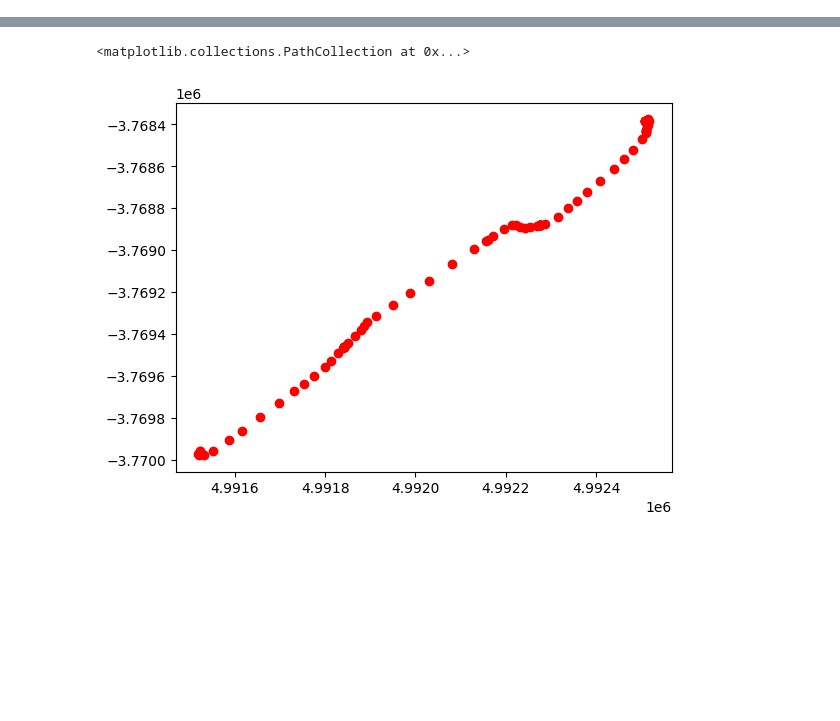
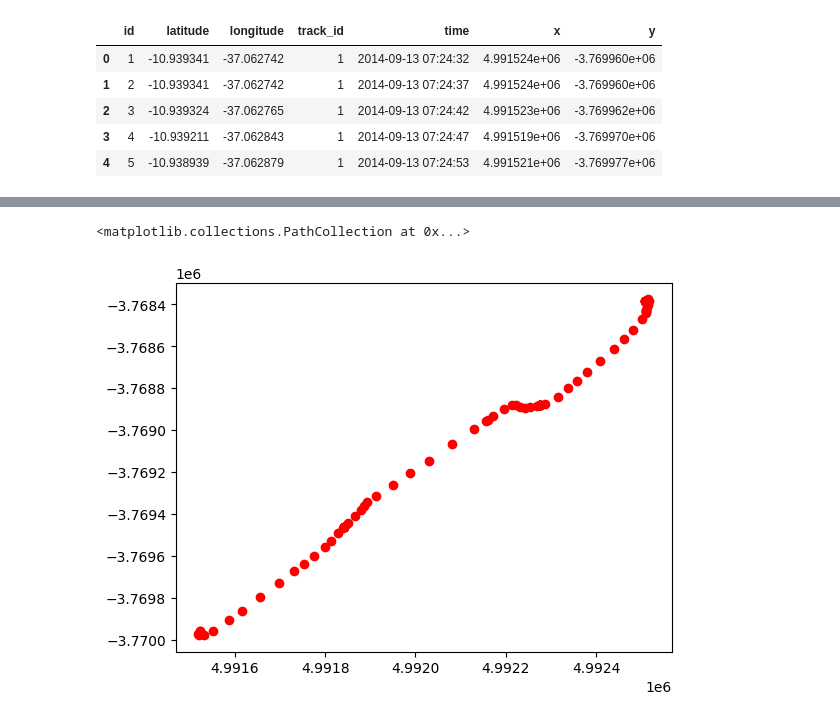
Before and after one commit to bryaanabraham/Wandering_Guardian, a Jupyter notebook: Curve_fitting/Sample Curve Fitting.ipynb, the cells around one changed output, grey strips where cells are left out. Cells and saved outputs as stored; diff of their text form; code cells hidden in the pictures; blank space fills up the shorter version.

```diff
--- a/Curve_fitting/Sample Curve Fitting.ipynb
+++ b/Curve_fitting/Sample Curve Fitting.ipynb
@@ -57,0 +71,9 @@ df.head(100)
+# %%
+df0.head()
+# %% [output]
+|  | id | latitude | longitude | track_id | time | x | y |
+| 0 | 1 | -10.939341 | -37.062742 | 1 | 2014-09-13 07:24:32 | 4.991524e+06 | -3.769960e+06 |
+| 1 | 2 | -10.939341 | -37.062742 | 1 | 2014-09-13 07:24:37 | 4.991524e+06 | -3.769960e+06 |
+| 2 | 3 | -10.939324 | -37.062765 | 1 | 2014-09-13 07:24:42 | 4.991523e+06 | -3.769962e+06 |
+| 3 | 4 | -10.939211 | -37.062843 | 1 | 2014-09-13 07:24:47 | 4.991519e+06 | -3.769970e+06 |
+| 4 | 5 | -10.938939 | -37.062879 | 1 | 2014-09-13 07:24:53 | 4.991521e+06 | -3.769977e+06 |
```
Also changed, not shown: parts of 13 cells of this notebook.
